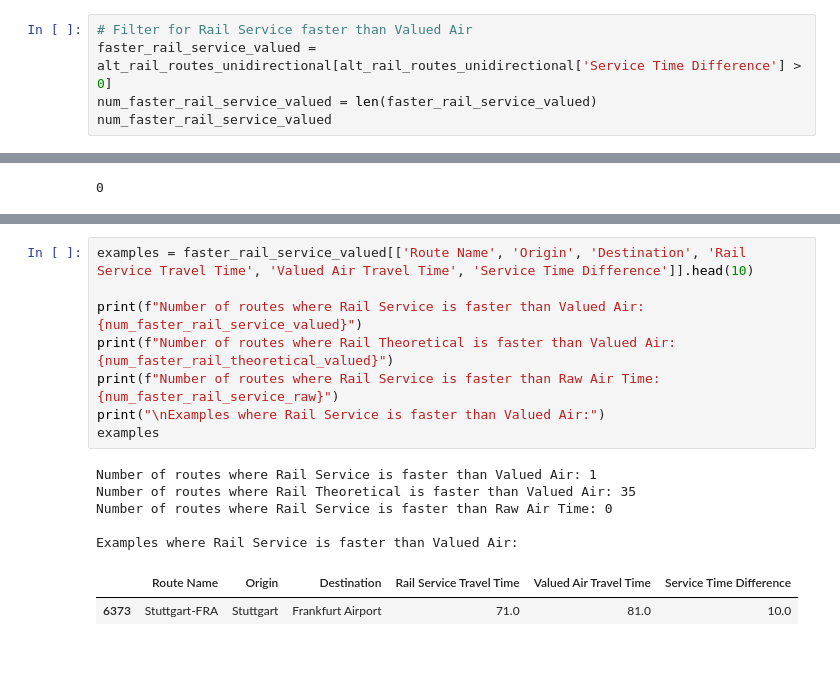
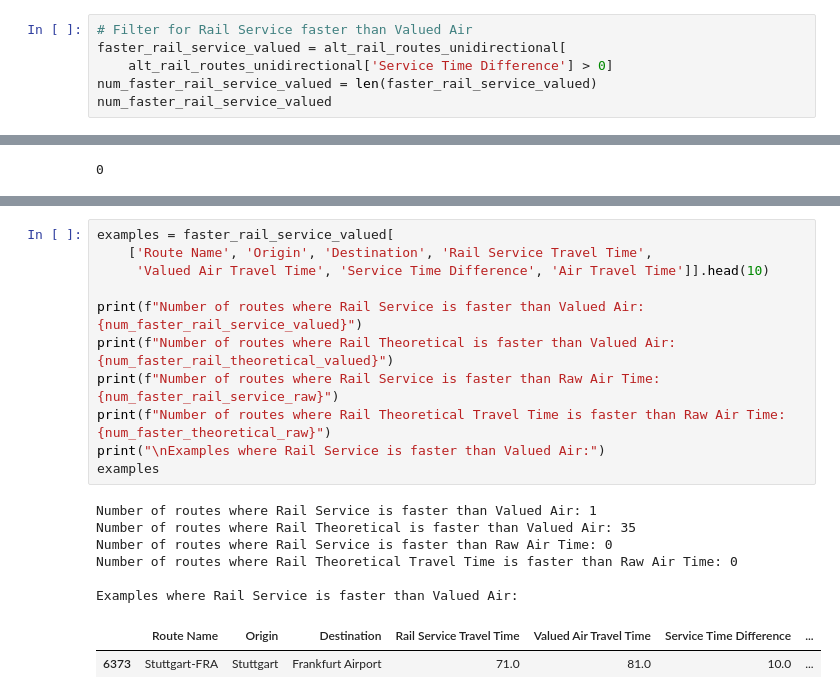
Before and after one commit to PhilippS01/ExDEx-A2, a Jupyter notebook: src/Q2.ipynb, the cells around one changed output, grey strips where cells are left out. Saved outputs shown, nothing was run; the diff lists cells and outputs as text; blank space fills up the shorter version.

```diff
--- a/src/Q2.ipynb
+++ b/src/Q2.ipynb
@@ -84,6 +76,7 @@ alt_rail_routes_unidirectional.loc[alt_rail_routes_unidirectional["Origin"] == "
 # %%
 # Filter for Rail Service faster than Valued Air
-faster_rail_service_valued = alt_rail_routes_unidirectional[alt_rail_routes_unidirectional['Service Time Difference'] > 0]
+faster_rail_service_valued = alt_rail_routes_unidirectional[
+    alt_rail_routes_unidirectional['Service Time Difference'] > 0]
 num_faster_rail_service_valued = len(faster_rail_service_valued)
 num_faster_rail_service_valued
 # %% [output]
@@ -107,16 +110,20 @@ num_faster_rail_service_raw
 # %%
-examples = faster_rail_service_valued[['Route Name', 'Origin', 'Destination', 'Rail Service Travel Time', 'Valued Air Travel Time', 'Service Time Difference']].head(10)
+examples = faster_rail_service_valued[
+    ['Route Name', 'Origin', 'Destination', 'Rail Service Travel Time',
+     'Valued Air Travel Time', 'Service Time Difference', 'Air Travel Time']].head(10)
 
 print(f"Number of routes where Rail Service is faster than Valued Air: {num_faster_rail_service_valued}")
 print(f"Number of routes where Rail Theoretical is faster than Valued Air: {num_faster_rail_theoretical_valued}")
 print(f"Number of routes where Rail Service is faster than Raw Air Time: {num_faster_rail_service_raw}")
+print(f"Number of routes where Rail Theoretical Travel Time is faster than Raw Air Time: {num_faster_theoretical_raw}")
 print("\nExamples where Rail Service is faster than Valued Air:")
 examples
 # %% [output]
 Number of routes where Rail Service is faster than Valued Air: 1
 Number of routes where Rail Theoretical is faster than Valued Air: 35
 Number of routes where Rail Service is faster than Raw Air Time: 0
+Number of routes where Rail Theoretical Travel Time is faster than Raw Air Time: 0
 
 Examples where Rail Service is faster than Valued Air:
-|  | Route Name | Origin | Destination | Rail Service Travel Time | Valued Air Travel Time | Service Time Difference |
-| 6373 | Stuttgart-FRA | Stuttgart | Frankfurt Airport | 71.0 | 81.0 | 10.0 |
+|  | Route Name | Origin | Destination | Rail Service Travel Time | Valued Air Travel Time | Service Time Difference | ... |
+| 6373 | Stuttgart-FRA | Stuttgart | Frankfurt Airport | 71.0 | 81.0 | 10.0 | ... |
```
Also changed, not shown: parts of 15 cells of this notebook, 2 other files.
